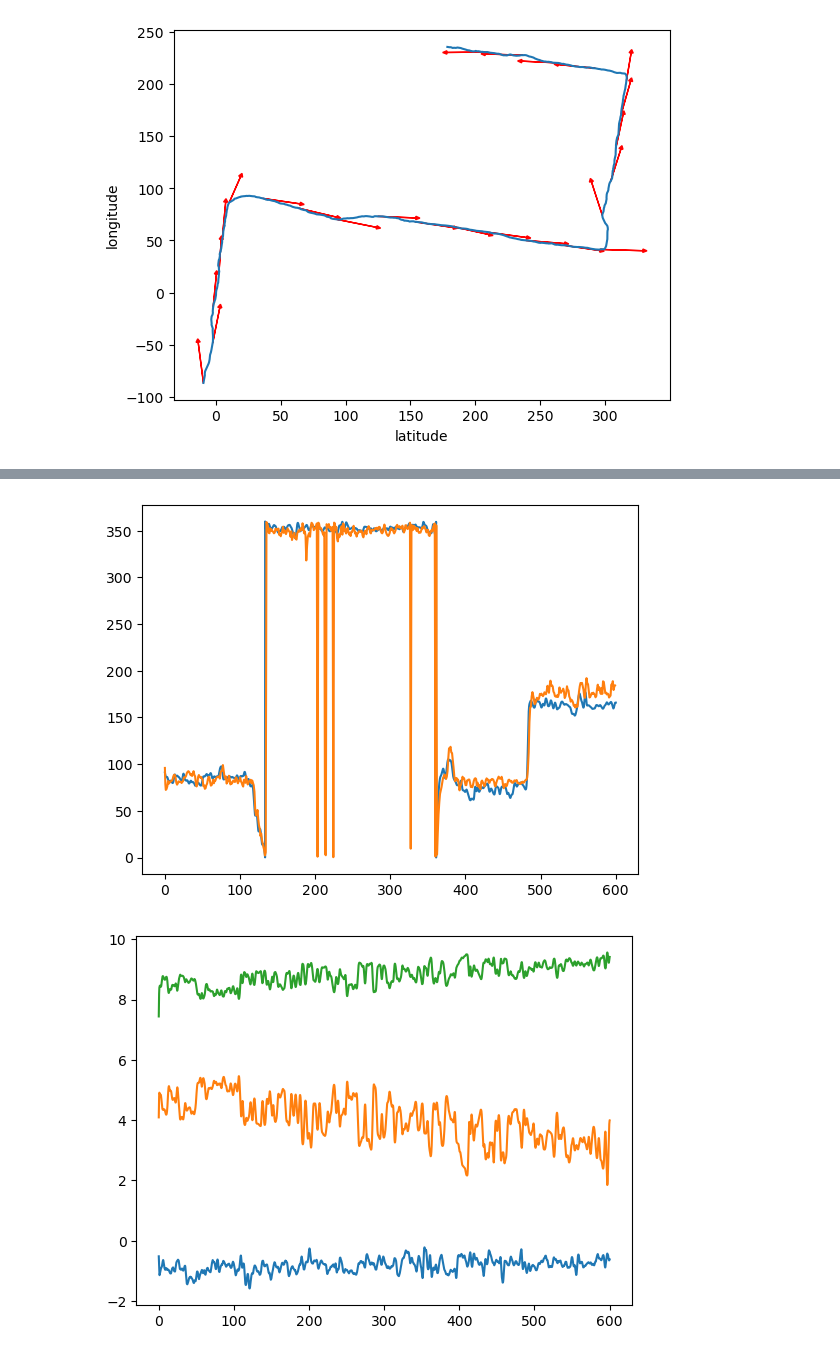
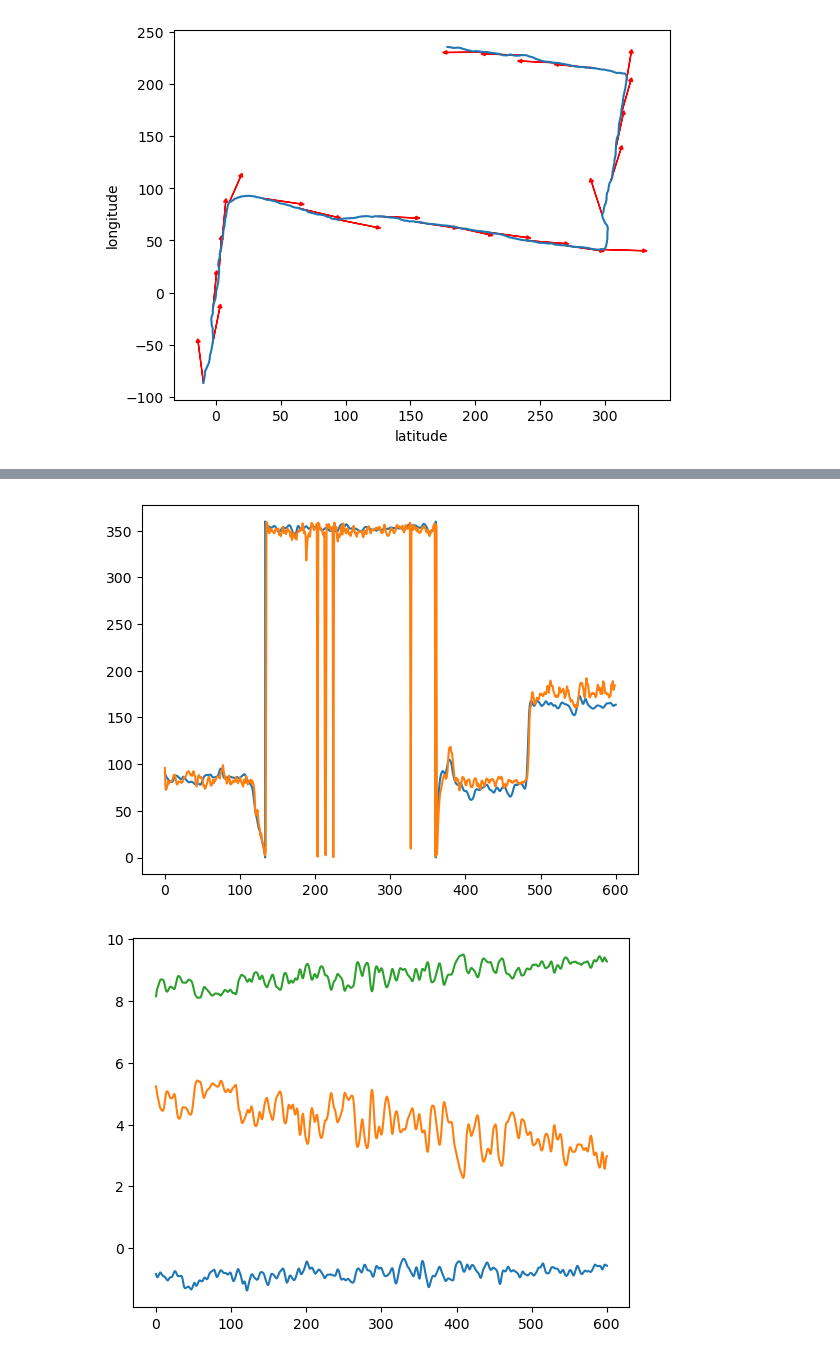
Before and after one commit to nju-aml2022/Pedestrian-Dead-Reckoning-PDR, a Jupyter notebook: direction.ipynb, the cells around one changed output, grey strips where cells are left out. Cells and saved outputs as stored; diff of their text form; code cells hidden in the pictures.

```diff
--- a/direction.ipynb
+++ b/direction.ipynb
@@ -25,7 +28,7 @@ plt.plot(tc.time, tc.m_z)
 # 低通滤波
 # TODO: 调节参数 Wn : array_like
 #       The critical frequency or frequencies.
-b, a = signal.butter(2, 0.01, 'lowpass')
+b, a = signal.butter(2, 0.005, 'lowpass')
 m_x = signal.filtfilt(b, a, tc.m_x)
 m_y = signal.filtfilt(b, a, tc.m_y)
 m_z = signal.filtfilt(b, a, tc.m_z)
@@ -62,21 +65,21 @@ if tc.have_location_valid:
     plt.plot(tc.time_location, tc.direction_valid)
 plt.show()
 # %% [output]
-[figure, old version]
+[figure, new version]
 # %%
 # 对 a 低通滤波得到重力加速度
-g_x = signal.filtfilt(b, a, tc.a_x)
-g_y = signal.filtfilt(b, a, tc.a_y)
-g_z = signal.filtfilt(b, a, tc.a_z)
+g_x = signal.filtfilt(b, a, tc.g_x)
+g_y = signal.filtfilt(b, a, tc.g_y)
+g_z = signal.filtfilt(b, a, tc.g_z)
 g = np.array([g_x, g_y, g_z])
 g = g.T
 # 画出重力加速度
 plt.plot(tc.time, g_x)
 plt.plot(tc.time, g_y)
 plt.plot(tc.time, g_z)
 plt.show()
 # %% [output]
-[figure, old version]
+[figure, new version]
 # %%
 # 通过磁场方向和重力加速度叉乘得到东向量
 e = np.cross(m, g)
```
Also changed, not shown: parts of 6 cells of this notebook, 1 other file.
